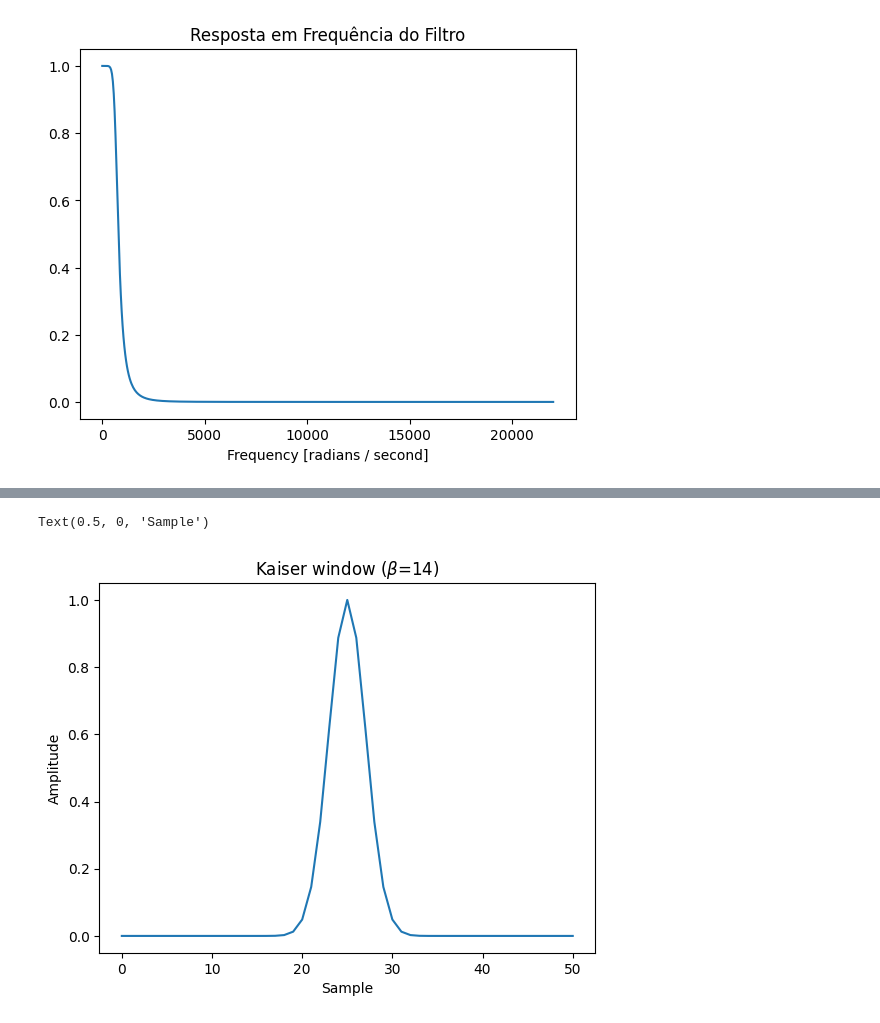
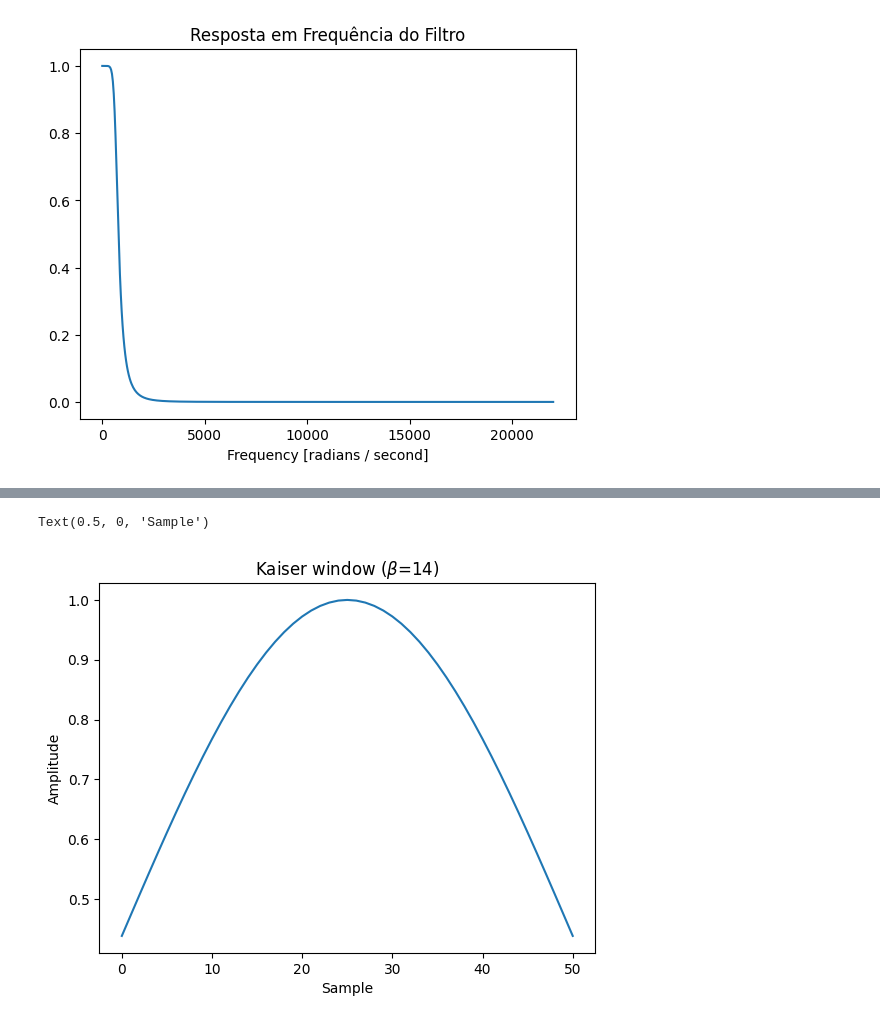
Before and after one commit to MatheusrCunha/PDS_1, a Jupyter notebook: Projeto_Final.ipynb, the cells around one changed output, grey strips where cells are left out. Cells and saved outputs as stored; diff of their text form; code cells hidden in the pictures.

```diff
--- a/Projeto_Final.ipynb
+++ b/Projeto_Final.ipynb
@@ -89,9 +90,9 @@ Text(0.5, 0, 'Frequência (Hz)')
 # %%
-window = signal.windows.kaiser(51, beta=150)
+window = signal.windows.kaiser(51, beta=2)
 plt.plot(window)
 plt.title(r"Kaiser window ($\beta$=14)")
 plt.ylabel("Amplitude")
 plt.xlabel("Sample")
 # %% [output]
 Text(0.5, 0, 'Sample')
-[figure, old version]
+[figure, new version]
```
Also changed, not shown: parts of 8 cells of this notebook.
